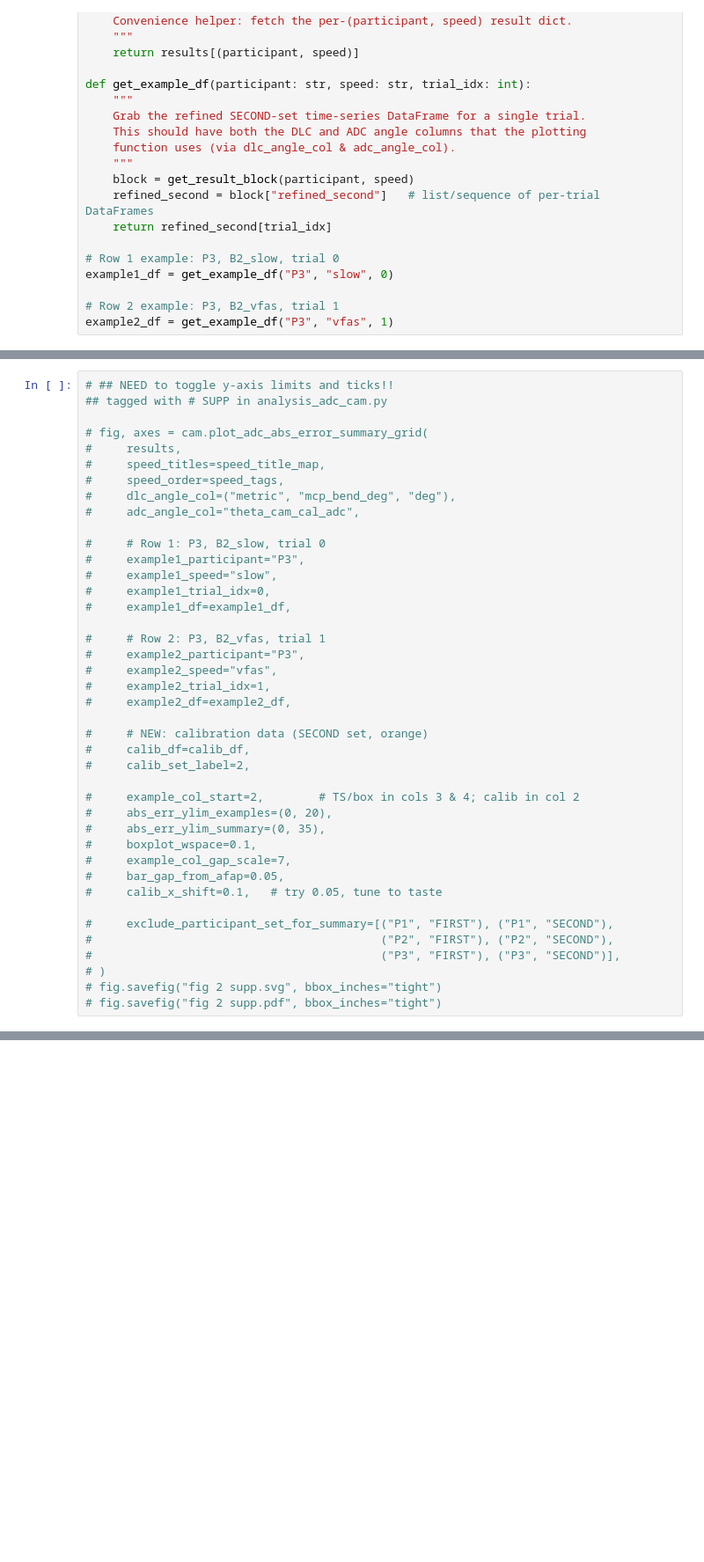
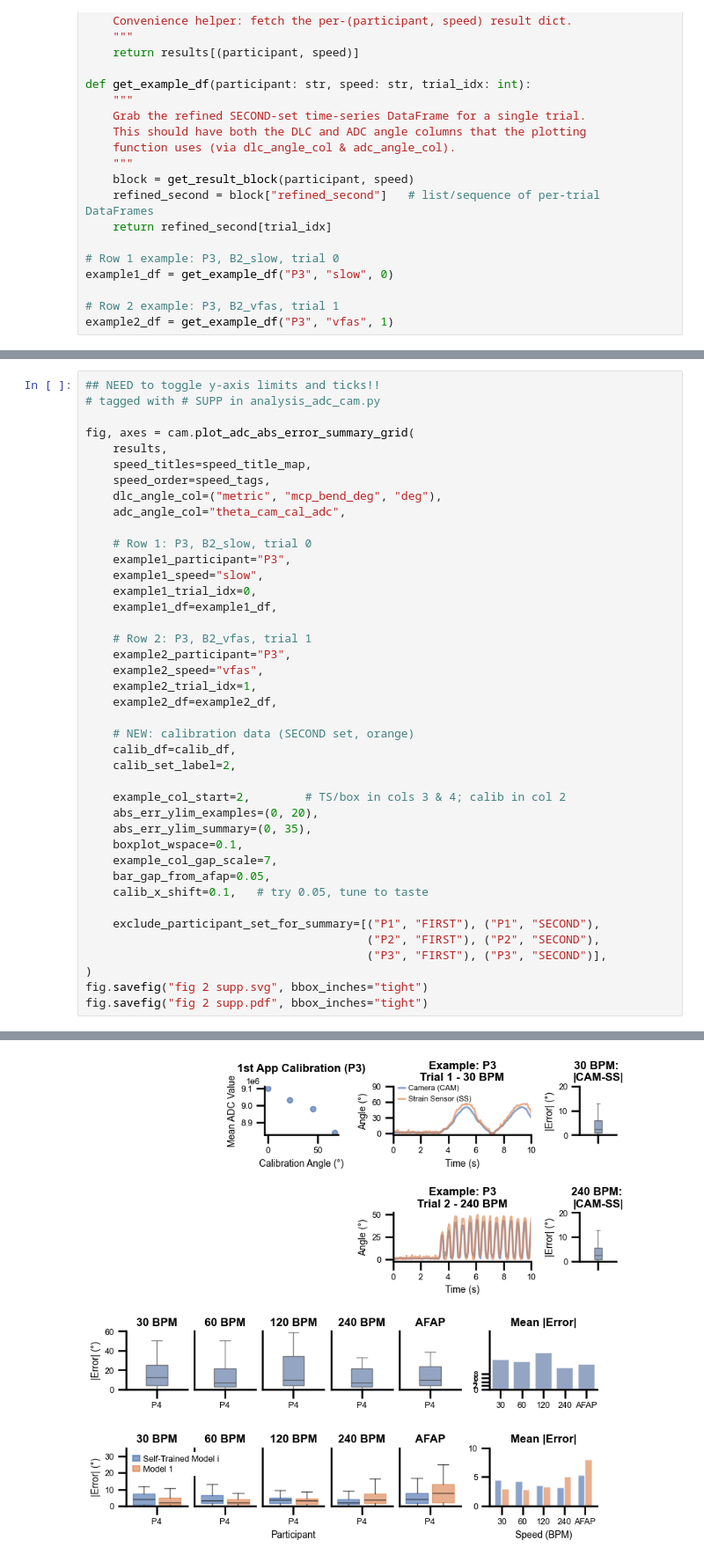
Before and after one commit to neuralengatberkeley/Strain-Sensor-, a Jupyter notebook: Code/analysis/camera_sensor_imu_analysis/adc_vs_cam.ipynb, the cells around one changed output, grey strips where cells are left out. Shown at 88% size. Cells and saved outputs as stored; diff of their text form; blank space fills up the shorter version.

```diff
--- a/Code/analysis/camera_sensor_imu_analysis/adc_vs_cam.ipynb
+++ b/Code/analysis/camera_sensor_imu_analysis/adc_vs_cam.ipynb
@@ -1029,41 +1026,42 @@ fig.savefig("fig 2.pdf", bbox_inches="tight")
 # %%
-# ## NEED to toggle y-axis limits and ticks!!
-## tagged with # SUPP in analysis_adc_cam.py
+## NEED to toggle y-axis limits and ticks!!
+# tagged with # SUPP in analysis_adc_cam.py
 
-# fig, axes = cam.plot_adc_abs_error_summary_grid(
-#     results,
-#     speed_titles=speed_title_map,
-#     speed_order=speed_tags,
-#     dlc_angle_col=("metric", "mcp_bend_deg", "deg"),
-#     adc_angle_col="theta_cam_cal_adc",
+fig, axes = cam.plot_adc_abs_error_summary_grid(
+    results,
+    speed_titles=speed_title_map,
+    speed_order=speed_tags,
+    dlc_angle_col=("metric", "mcp_bend_deg", "deg"),
+    adc_angle_col="theta_cam_cal_adc",
 
-#     # Row 1: P3, B2_slow, trial 0
-#     example1_participant="P3",
-#     example1_speed="slow",
-#     example1_trial_idx=0,
-#     example1_df=example1_df,
+    # Row 1: P3, B2_slow, trial 0
+    example1_participant="P3",
+    example1_speed="slow",
+    example1_trial_idx=0,
+    example1_df=example1_df,
 
-#     # Row 2: P3, B2_vfas, trial 1
-#     example2_participant="P3",
-#     example2_speed="vfas",
-#     example2_trial_idx=1,
-#     example2_df=example2_df,
+    # Row 2: P3, B2_vfas, trial 1
+    example2_participant="P3",
+    example2_speed="vfas",
+    example2_trial_idx=1,
+    example2_df=example2_df,
 
-#     # NEW: calibration data (SECOND set, orange)
-#     calib_df=calib_df,
-#     calib_set_label=2,
+    # NEW: calibration data (SECOND set, orange)
+    calib_df=calib_df,
+    calib_set_label=2,
 
-#     example_col_start=2,        # TS/box in cols 3 & 4; calib in col 2
-#     abs_err_ylim_examples=(0, 20),
-#     abs_err_ylim_summary=(0, 35),
-#     boxplot_wspace=0.1,
-#     example_col_gap_scale=7,
-#     bar_gap_from_afap=0.05,
-#     calib_x_shift=0.1,   # try 0.05, tune to taste
+    example_col_start=2,        # TS/box in cols 3 & 4; calib in col 2
+    abs_err_ylim_examples=(0, 20),
+    abs_err_ylim_summary=(0, 35),
+    boxplot_wspace=0.1,
+    example_col_gap_scale=7,
+    bar_gap_from_afap=0.05,
+    calib_x_shift=0.1,   # try 0.05, tune to taste
 
-#     exclude_participant_set_for_summary=[("P1", "FIRST"), ("P1", "SECOND"),
-#                                          ("P2", "FIRST"), ("P2", "SECOND"),
-#                                          ("P3", "FIRST"), ("P3", "SECOND")],
-# )
-# fig.savefig("fig 2 supp.svg", bbox_inches="tight")
-# fig.savefig("fig 2 supp.pdf", bbox_inches="tight")
+    exclude_participant_set_for_summary=[("P1", "FIRST"), ("P1", "SECOND"),
+                                         ("P2", "FIRST"), ("P2", "SECOND"),
+                                         ("P3", "FIRST"), ("P3", "SECOND")],
+)
+fig.savefig("fig 2 supp.svg", bbox_inches="tight")
+fig.savefig("fig 2 supp.pdf", bbox_inches="tight")
+# %% [output]
@@ -1069,0 +1071 @@ fig.savefig("fig 2.pdf", bbox_inches="tight")
+[figure, added]
```
Also changed, not shown: parts of 8 cells of this notebook, 6 other files.
